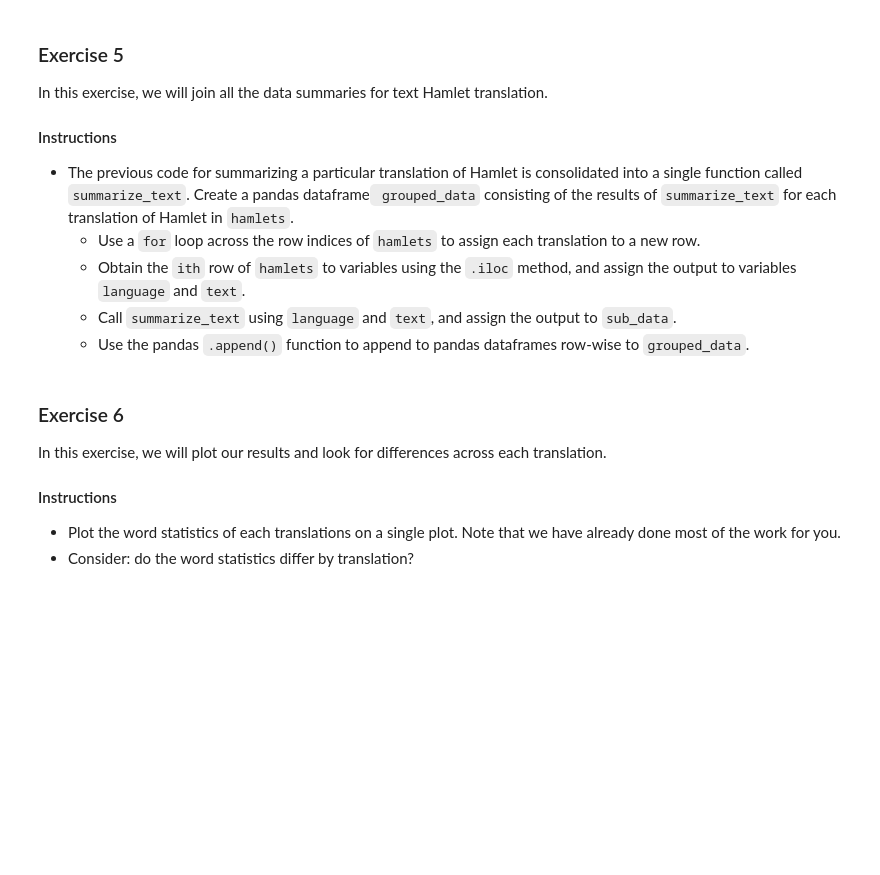
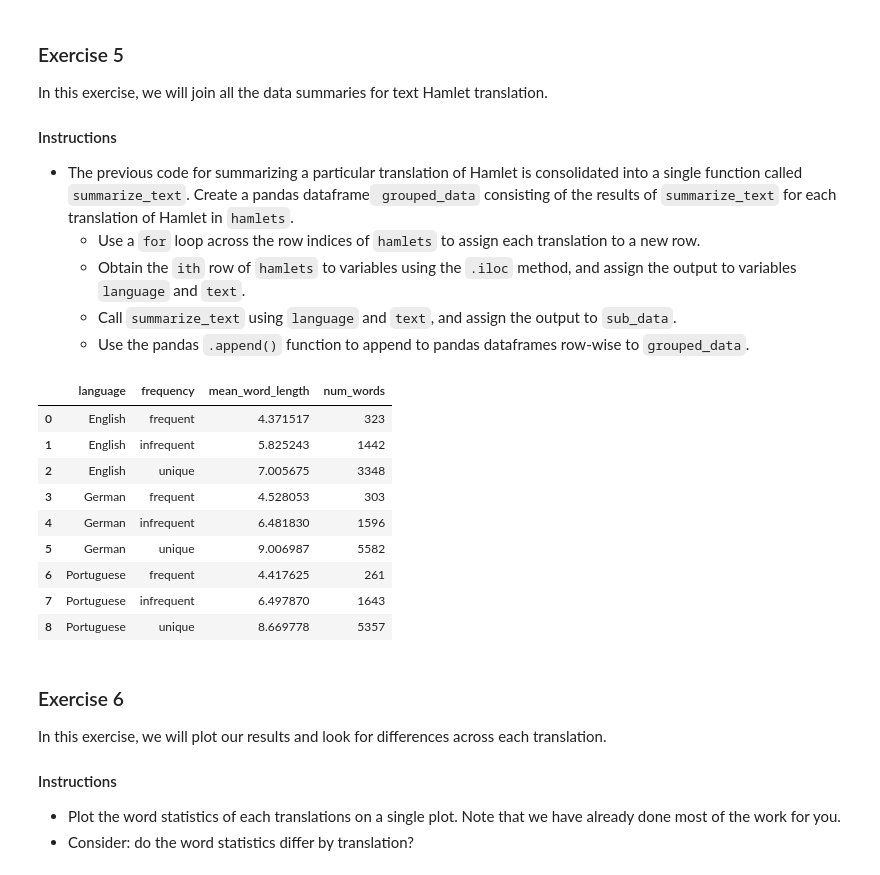
Before and after one commit to GiancarloNicolof/Using-Python-for-Research, a Jupyter notebook: Case Study 02/homework.ipynb, the cells around one changed output. Drawn from its saved outputs; the diff is of its cells as text; code cells hidden in the pictures; blank space fills up the shorter version.

```diff
--- a/Case Study 02/homework.ipynb
+++ b/Case Study 02/homework.ipynb
@@ -138,28 +131,48 @@ In this exercise, we will join all the data summaries for text Hamlet translatio
 # %%
 def summarize_text(language, text):
     counted_text = count_words_fast(text)
 
     data = pd.DataFrame({
         "word": list(counted_text.keys()),
         "count": list(counted_text.values())
     })
 
     data.loc[data["count"] > 10,  "frequency"] = "frequent"
     data.loc[data["count"] <= 10, "frequency"] = "infrequent"
     data.loc[data["count"] == 1,  "frequency"] = "unique"
 
     data["length"] = data["word"].apply(len)
 
     sub_data = pd.DataFrame({
         "language": language,
         "frequency": ["frequent","infrequent","unique"],
         "mean_word_length": data.groupby(by = "frequency")["length"].mean(),
         "num_words": data.groupby(by = "frequency").size()
     })
 
     return(sub_data)
 
 # write your code here!
+grouped_data = pd.DataFrame()
+
+for i in hamlets.index:
+    language = hamlets.iloc[i-1][0]
+    text = hamlets.iloc[i-1][1]
+    sub_data = summarize_text(language, text)
+    grouped_data = pd.concat([grouped_data, sub_data], ignore_index=True)
+
+grouped_data
+# %% [output]
+|  | language | frequency | mean_word_length | num_words |
+| 0 | English | frequent | 4.371517 | 323 |
+| 1 | English | infrequent | 5.825243 | 1442 |
+| 2 | English | unique | 7.005675 | 3348 |
+| 3 | German | frequent | 4.528053 | 303 |
+| 4 | German | infrequent | 6.481830 | 1596 |
+| 5 | German | unique | 9.006987 | 5582 |
+| 6 | Portuguese | frequent | 4.417625 | 261 |
+| 7 | Portuguese | infrequent | 6.497870 | 1643 |
+| 8 | Portuguese | unique | 8.669778 | 5357 |
 # %% [markdown]
 ### Exercise 6
 
```
Also changed, not shown: parts of 2 cells of this notebook.
